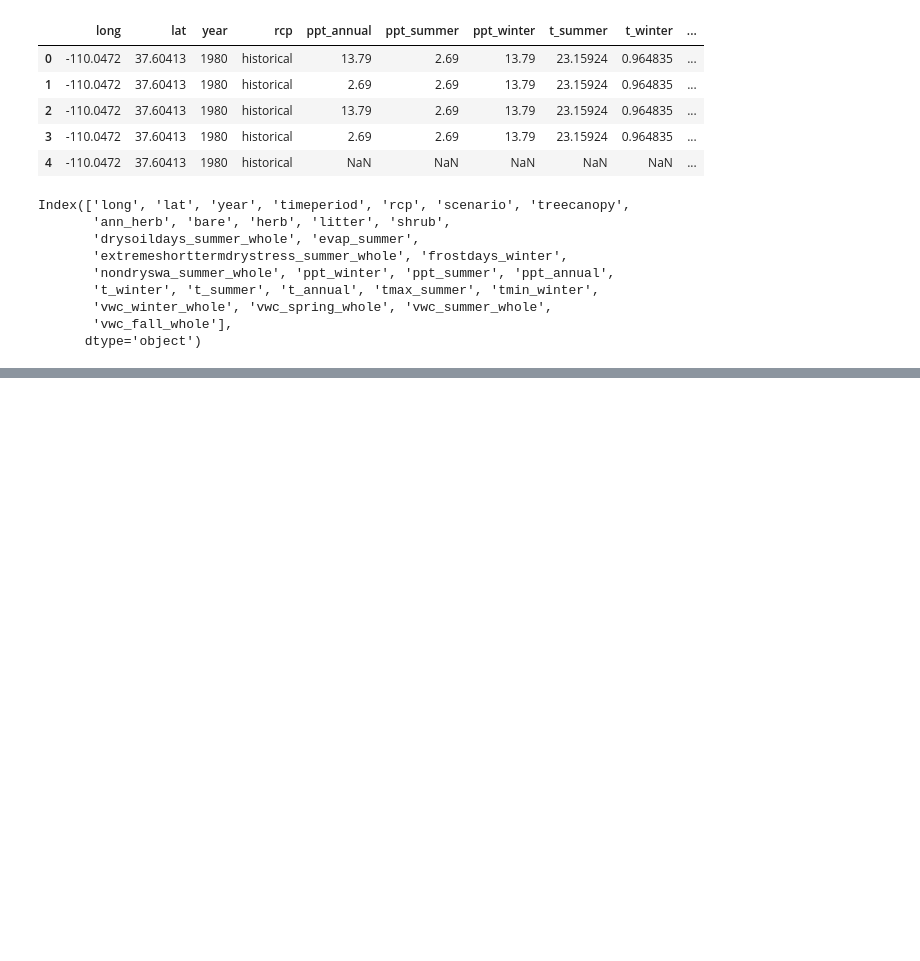
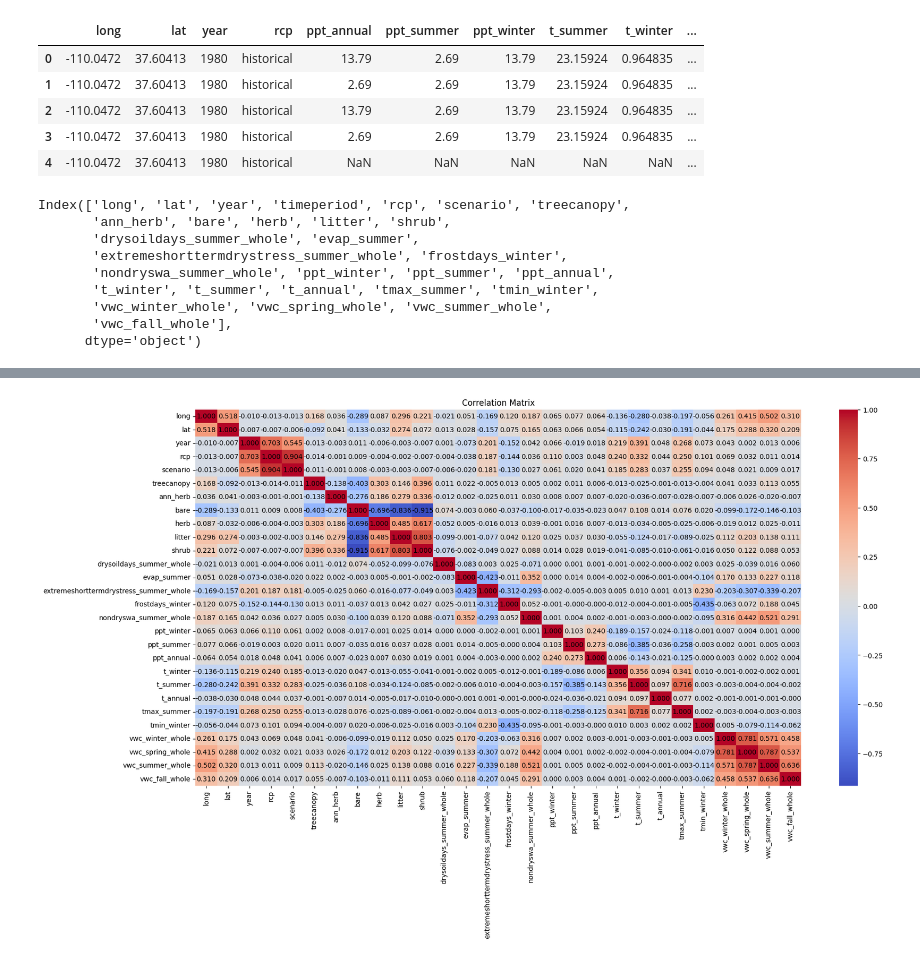
Before and after one commit to hannah-hana-kim/DSAN-Scholarship, a Jupyter notebook: visualization.ipynb, the cells around one changed output, grey strips where cells are left out. Saved outputs shown, nothing was run; the diff lists cells and outputs as text; code cells hidden in the pictures; blank space fills up the shorter version.

```diff
--- a/visualization.ipynb
+++ b/visualization.ipynb
@@ -692,0 +788,14 @@ Index(['long', 'lat', 'year', 'timeperiod', 'rcp', 'scenario', 'treecanopy',
+# %%
+# drop the unnecessary columns
+df2 = df.copy()
+df2 = df2.drop(columns=['timeperiod'])
+
+# fill the null values in all columns with the mean
+fill_null = ['ppt_annual', 'drysoildays_summer_whole', 'evap_summer', 'extremeshorttermdrystress_summer_whole','frostdays_winter', 'nondryswa_summer_whole', 'ppt_winter', 'ppt_summer', 't_winter', 't_summer', 't_annual', 'tmax_summer', 'tmin_winter', 'vwc_winter_whole', 'vwc_spring_whole', 'vwc_summer_whole', 'vwc_fall_whole']
+df2.loc[:, fill_null] = df2[fill_null].fillna(df2[fill_null].mean())
+df2 = df2.dropna()
+
+# categorize the rcp, scenario column
+df2['rcp'] = pd.factorize(df2['rcp'])[0]
+df2['scenario'] = pd.factorize(df2['scenario'])[0]
+df2
@@ -692,0 +816,9 @@ Index(['long', 'lat', 'year', 'timeperiod', 'rcp', 'scenario', 'treecanopy',
+# %%
+# plot a correlation matrix
+plt.figure(figsize=(20, 10))
+corr_matrix = df2.corr()
+sns.heatmap(corr_matrix, annot=True, annot_kws={'size': 10, 'color': 'black'}, fmt='.3f', cmap='coolwarm')
+plt.title('Correlation Matrix')
+plt.show()
+# %% [output]
+[figure, added]
```
Also changed, not shown: parts of 15 cells of this notebook, 2 other files.
